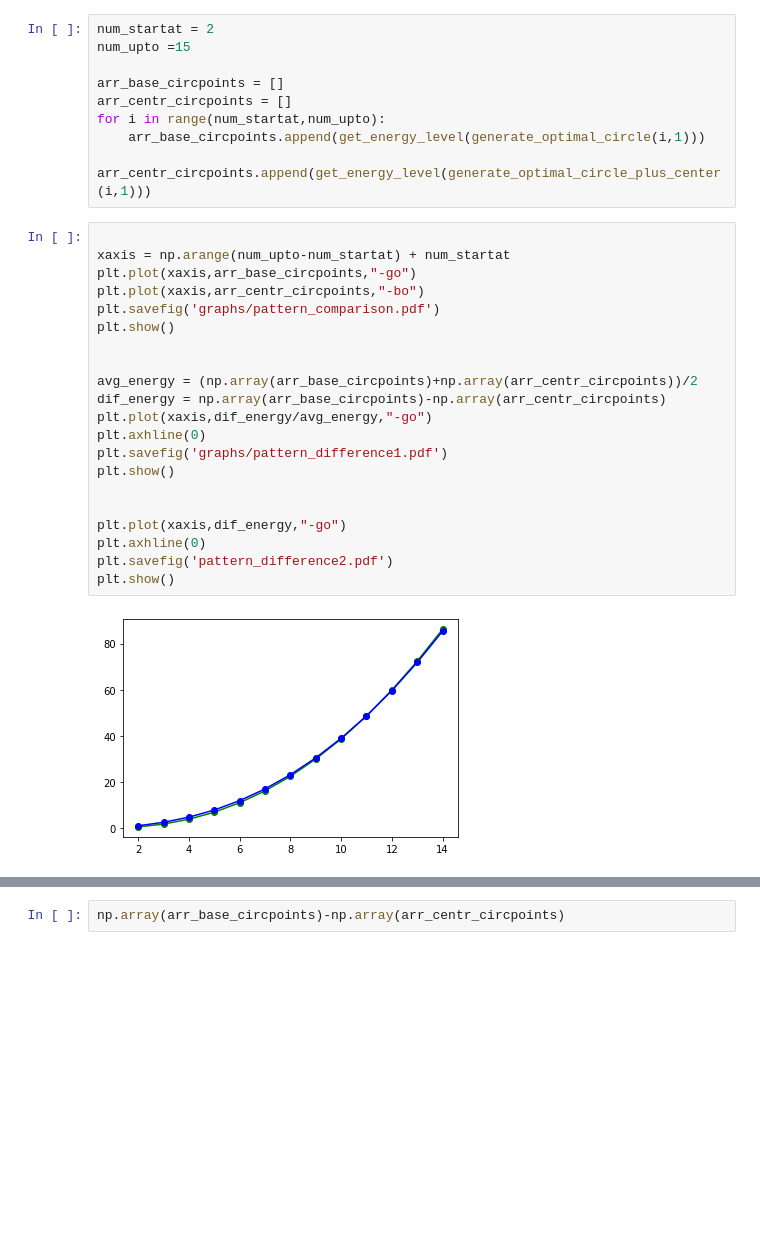
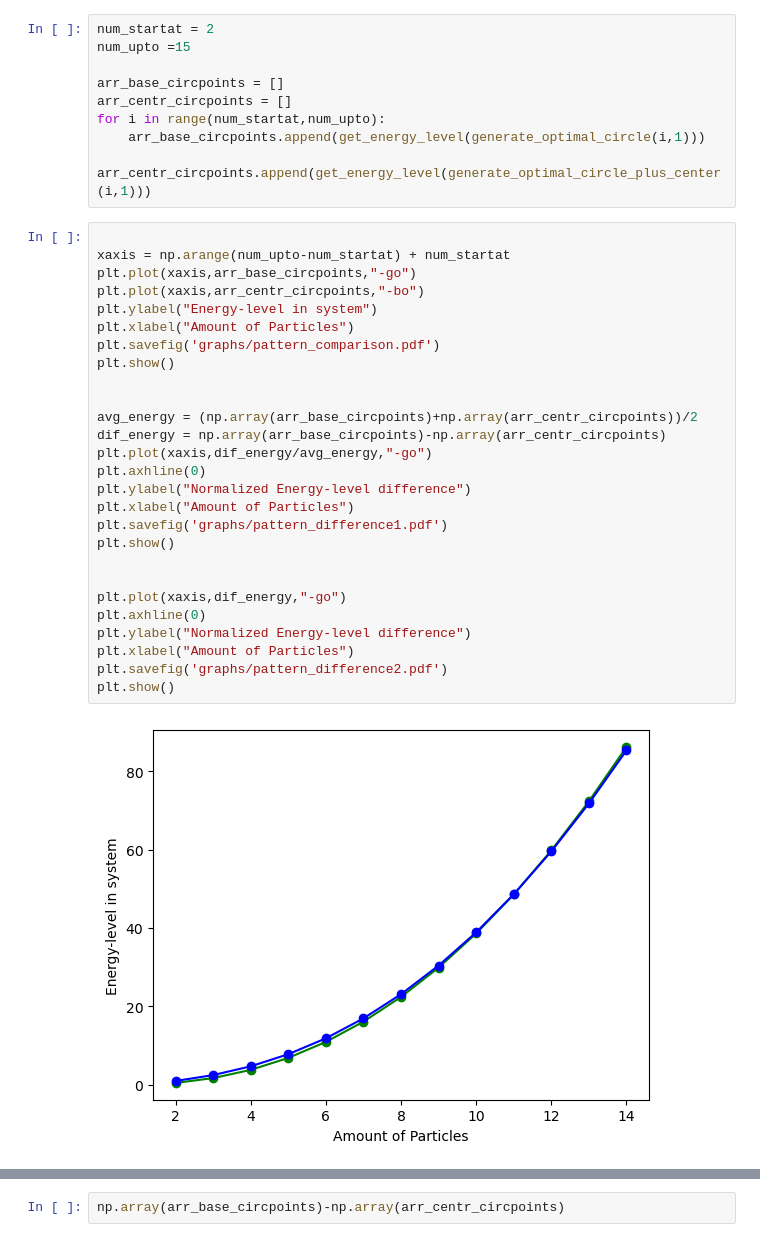
Before and after one commit to kuj24824/stochastic-simulations, a Jupyter notebook: Assignment3/Theory_Minima.ipynb, the cells around one changed output, grey strips where cells are left out. Drawn from its saved outputs; the diff is of its cells as text; blank space fills up the shorter version.

```diff
--- a/Assignment3/Theory_Minima.ipynb
+++ b/Assignment3/Theory_Minima.ipynb
@@ -45,23 +45,29 @@ for i in range(num_startat,num_upto):
 # %%
 
 xaxis = np.arange(num_upto-num_startat) + num_startat
 plt.plot(xaxis,arr_base_circpoints,"-go")
 plt.plot(xaxis,arr_centr_circpoints,"-bo")
+plt.ylabel("Energy-level in system")
+plt.xlabel("Amount of Particles")
 plt.savefig('graphs/pattern_comparison.pdf')
 plt.show()
 
 
 avg_energy = (np.array(arr_base_circpoints)+np.array(arr_centr_circpoints))/2
 dif_energy = np.array(arr_base_circpoints)-np.array(arr_centr_circpoints)
 plt.plot(xaxis,dif_energy/avg_energy,"-go")
 plt.axhline(0)
+plt.ylabel("Normalized Energy-level difference")
+plt.xlabel("Amount of Particles")
 plt.savefig('graphs/pattern_difference1.pdf')
 plt.show()
 
 
 plt.plot(xaxis,dif_energy,"-go")
 plt.axhline(0)
-plt.savefig('pattern_difference2.pdf')
+plt.ylabel("Normalized Energy-level difference")
+plt.xlabel("Amount of Particles")
+plt.savefig('graphs/pattern_difference2.pdf')
 plt.show()
 # %% [output]
-[figure, old version]
+[figure, new version]
```
Also changed, not shown: parts of 1 cell of this notebook, 3 other files.
